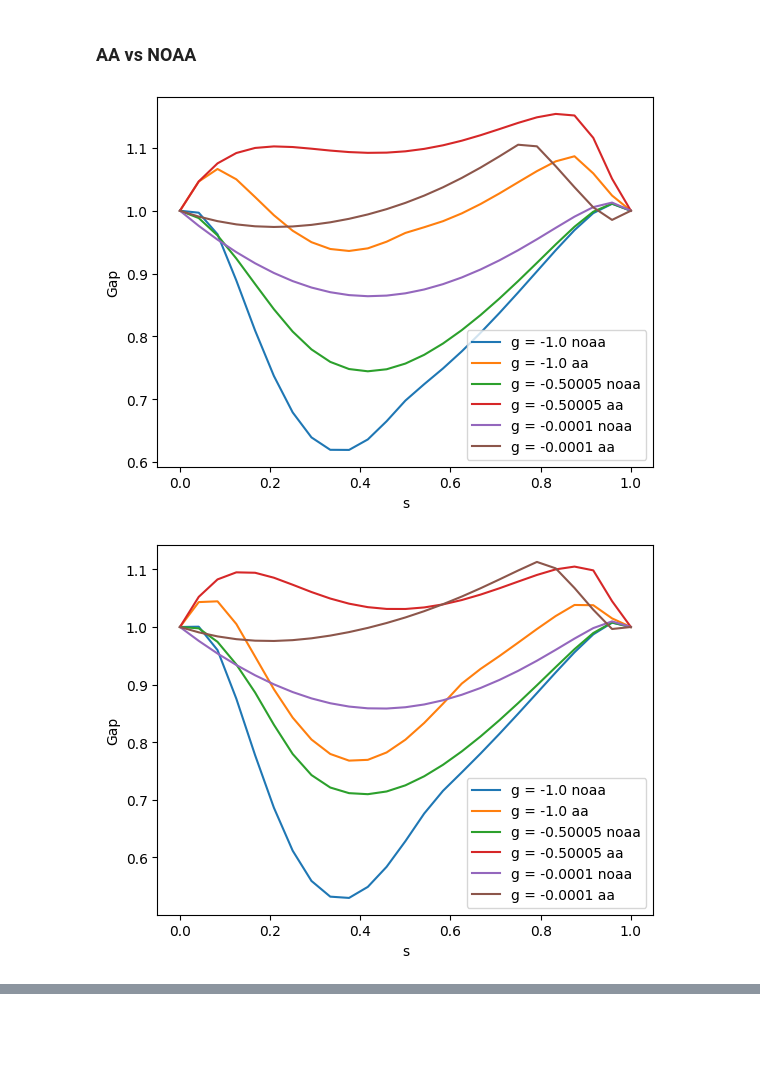
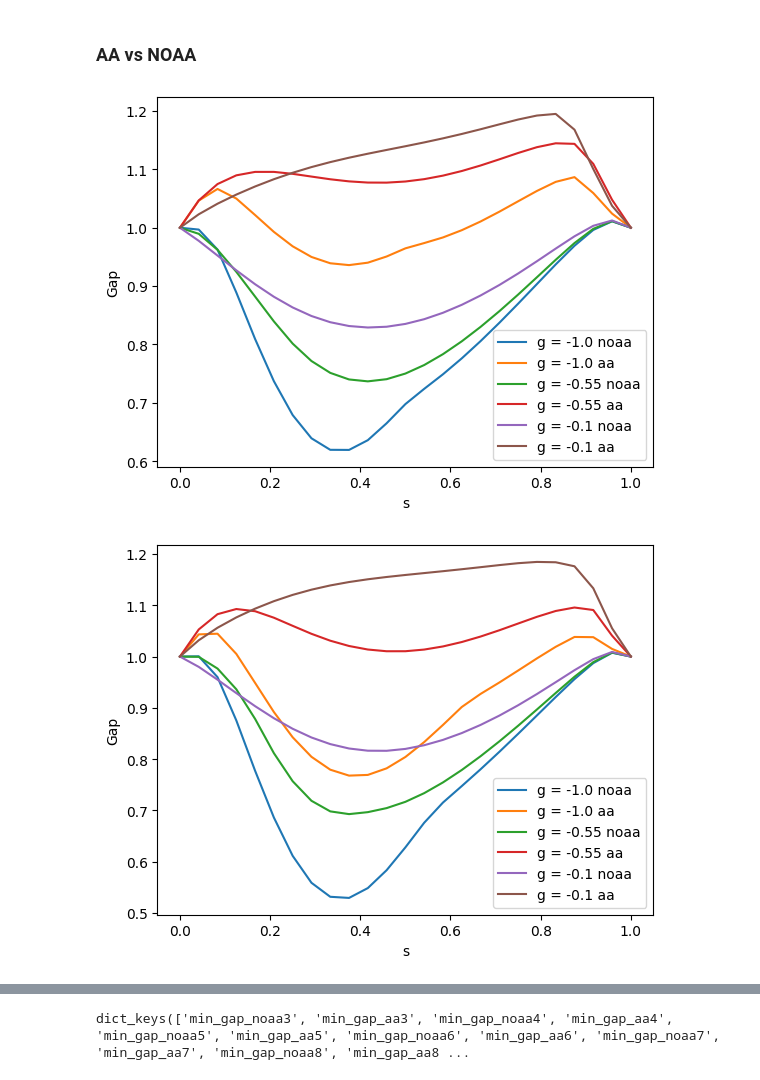
Before and after one commit to fqian5/Adiabatic_Clock, a Jupyter notebook: sim.ipynb, the cells around one changed output, grey strips where cells are left out. Cells and saved outputs as stored; diff of their text form; code cells hidden in the pictures; blank space fills up the shorter version.

```diff
--- a/sim.ipynb
+++ b/sim.ipynb
@@ -55,7 +55,7 @@ for n_qubits in range(3,9):
     post_selection_list = [0,n_qubits+1]
     min_gap_noaa =[]
     min_gap_aa =[]
-    g_array = np.linspace(-1,-0.0001,3)
+    g_array = np.linspace(-1,-0.1,3)
     for g in g_array:
         new_state,unitaries_list = sequential_prep_unitary(g,n_qubits)
         U = np.array(product_unitaries_loop(unitaries_list[::-1]))
@@ -104,32 +104,32 @@ for n_qubits in range(3,9):
         H_final = scipy.sparse.dia_matrix(H_final)
         k = 5
         eigvals,eigvecs = scipy.sparse.linalg.eigsh(H_clock,k=k,which = 'SA')
         rescale_c = eigvals[1]-eigvals[0]
         eigvals1,eigvecs1 = scipy.sparse.linalg.eigsh(H_final,k=k,which = 'SA')
         rescale_f = eigvals1[1]-eigvals1[0]
         E0_list = []
         E1_list = []
         differece_aa = []
         v_array = np.linspace(0,1,25)
         overlap = []
         for v in v_array:
 
             H_adia = v*H_final/rescale_f + (1-v)*H_clock/rescale_c
             evals,evecs=scipy.sparse.linalg.eigsh(H_adia,k=k,which = 'SA')
             diff = evals[1] - evals[0]
             differece_aa.append(diff)
             overlap.append(np.dot(eigvecs1[:,0],evecs[:,0]))
             gs = evecs[:,0]
 
         min_gap_aa.append(min(differece_aa))
         plt.plot(v_array, differece_aa,label = 'g = '+str(g)+' aa')
         plt.xlabel('s')
         plt.ylabel('Gap')
         plt.legend()
     data_dict['min_gap_noaa'+str(n_qubits)] = min_gap_noaa
     data_dict['min_gap_aa'+str(n_qubits)] = min_gap_aa
     plt.savefig('aa_vs_noaa'+str(n_qubits)+'_qubits.png')
     plt.show()
 # %% [output]
-[figure, old version]
+[figure, new version]
-[figure, old version]
+[figure, new version]
@@ -139,0 +140,4 @@ for n_qubits in range(3,9):
+# %%
+data_dict.keys()
+# %% [output]
+dict_keys(['min_gap_noaa3', 'min_gap_aa3', 'min_gap_noaa4', 'min_gap_aa4', 'min_gap_noaa5', 'min_gap_aa5', 'min_gap_noaa6', 'min_gap_aa6', 'min_gap_noaa7', 'min_gap_aa7', 'min_gap_noaa8', 'min_gap_aa8 ...
```
Also changed, not shown: parts of 4 cells of this notebook, 9 other files.
